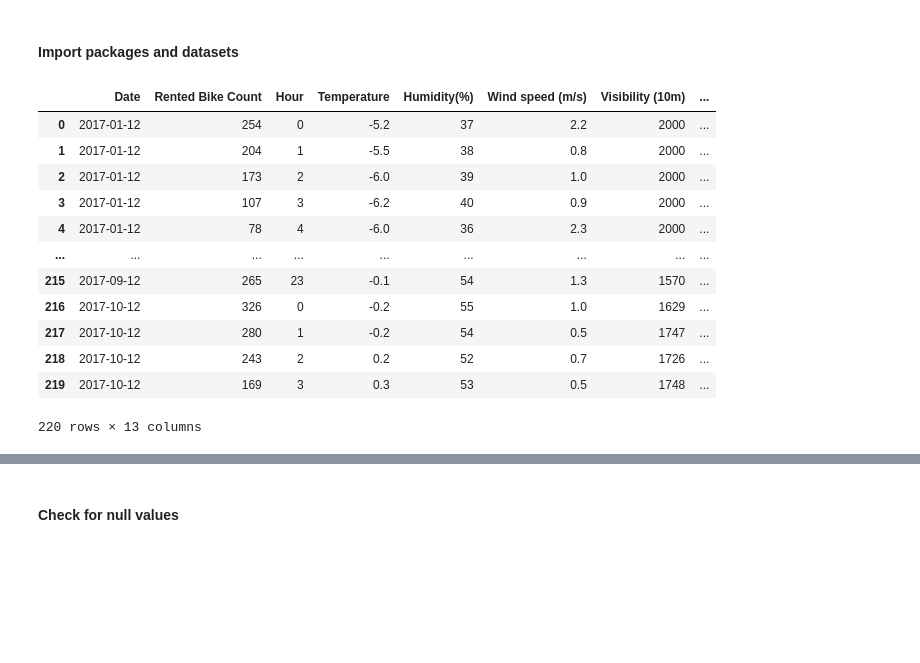
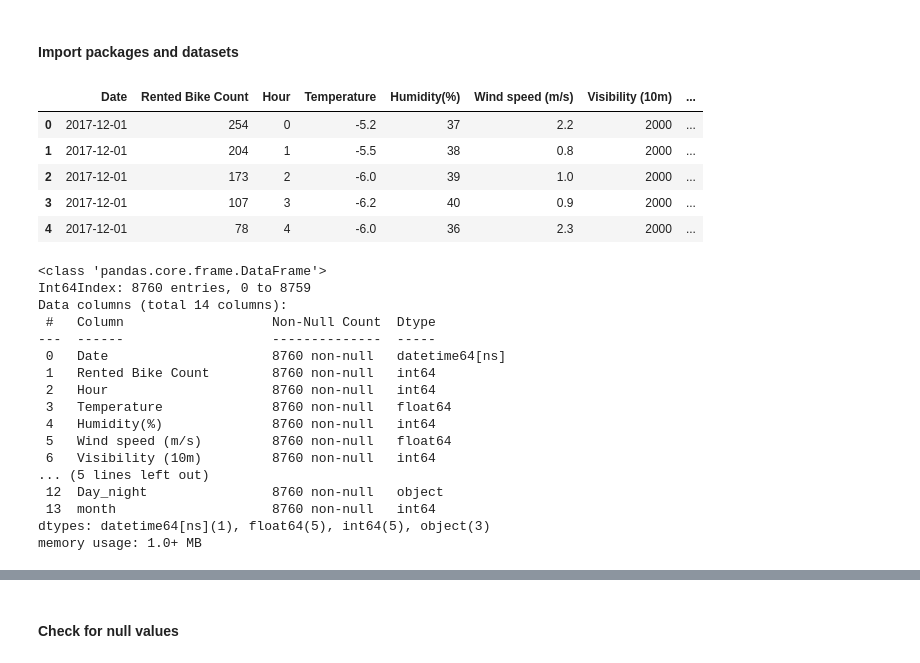
Before and after one commit to Doorwood/comp0034-cw1-i-XinyaoQian1, a Jupyter notebook: SeoulBike_app/data/coursework1.ipynb, the cells around one changed output, grey strips where cells are left out. Cells and saved outputs as stored; diff of their text form; code cells hidden in the pictures; blank space fills up the shorter version.

```diff
--- a/SeoulBike_app/data/coursework1.ipynb
+++ b/SeoulBike_app/data/coursework1.ipynb
@@ -13,17 +14,38 @@ import pandas as pd
 # import dataset
 
 df = pd.read_csv("Prepared_data.csv")
+df['Date']=pd.to_datetime(df['Date'],format="%Y/%m/%d")
+df['month'] = df['Date'].dt.month
-# %% [output]
-|  | Date | Rented Bike Count | Hour | Temperature | Humidity(%) | Wind speed (m/s) | Visibility (10m) | ... |
-| 0 | 2017-01-12 | 254 | 0 | -5.2 | 37 | 2.2 | 2000 | ... |
-| 1 | 2017-01-12 | 204 | 1 | -5.5 | 38 | 0.8 | 2000 | ... |
-| 2 | 2017-01-12 | 173 | 2 | -6.0 | 39 | 1.0 | 2000 | ... |
-| 3 | 2017-01-12 | 107 | 3 | -6.2 | 40 | 0.9 | 2000 | ... |
-| 4 | 2017-01-12 | 78 | 4 | -6.0 | 36 | 2.3 | 2000 | ... |
-| ... | ... | ... | ... | ... | ... | ... | ... | ... |
-| 215 | 2017-09-12 | 265 | 23 | -0.1 | 54 | 1.3 | 1570 | ... |
-| 216 | 2017-10-12 | 326 | 0 | -0.2 | 55 | 1.0 | 1629 | ... |
-| 217 | 2017-10-12 | 280 | 1 | -0.2 | 54 | 0.5 | 1747 | ... |
-| 218 | 2017-10-12 | 243 | 2 | 0.2 | 52 | 0.7 | 1726 | ... |
-| 219 | 2017-10-12 | 169 | 3 | 0.3 | 53 | 0.5 | 1748 | ... |
-220 rows × 13 columns
+# %%
+df.head()
+# %% [output]
+|  | Date | Rented Bike Count | Hour | Temperature | Humidity(%) | Wind speed (m/s) | Visibility (10m) | ... |
+| 0 | 2017-12-01 | 254 | 0 | -5.2 | 37 | 2.2 | 2000 | ... |
+| 1 | 2017-12-01 | 204 | 1 | -5.5 | 38 | 0.8 | 2000 | ... |
+| 2 | 2017-12-01 | 173 | 2 | -6.0 | 39 | 1.0 | 2000 | ... |
+| 3 | 2017-12-01 | 107 | 3 | -6.2 | 40 | 0.9 | 2000 | ... |
+| 4 | 2017-12-01 | 78 | 4 | -6.0 | 36 | 2.3 | 2000 | ... |
+# %%
+m = [12,1,2,3,4,5,6,7,8,9,10,11]
+mapping = {month: i for i, month in enumerate(m)}
+key = df['month'].map(mapping)
+ndf = df.iloc[key.argsort()]
+ndf.info()
+# %% [output]
+<class 'pandas.core.frame.DataFrame'>
+Int64Index: 8760 entries, 0 to 8759
+Data columns (total 14 columns):
+ #   Column                   Non-Null Count  Dtype
+---  ------                   --------------  -----
+ 0   Date                     8760 non-null   datetime64[ns]
+ 1   Rented Bike Count        8760 non-null   int64
+ 2   Hour                     8760 non-null   int64
+ 3   Temperature              8760 non-null   float64
+ 4   Humidity(%)              8760 non-null   int64
+ 5   Wind speed (m/s)         8760 non-null   float64
+ 6   Visibility (10m)         8760 non-null   int64
+... (5 lines left out)
+ 12  Day_night                8760 non-null   object
+ 13  month                    8760 non-null   int64
+dtypes: datetime64[ns](1), float64(5), int64(5), object(3)
+memory usage: 1.0+ MB
```
Also changed, not shown: parts of 8 cells of this notebook, 1 other file.
